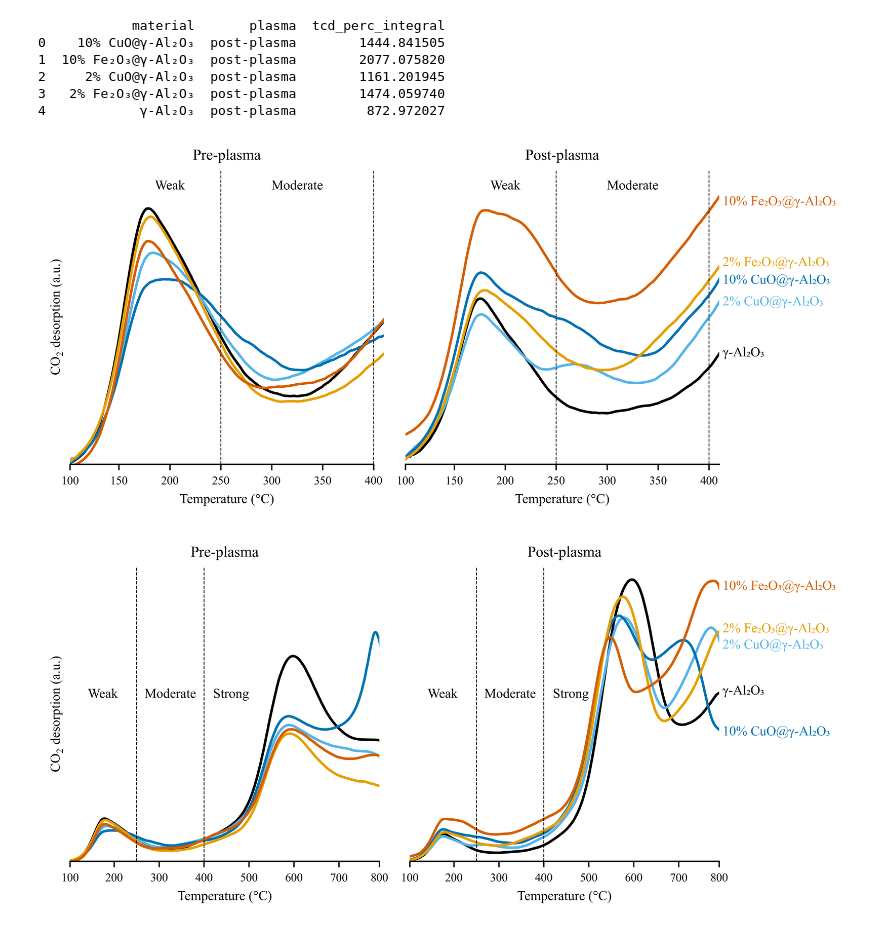
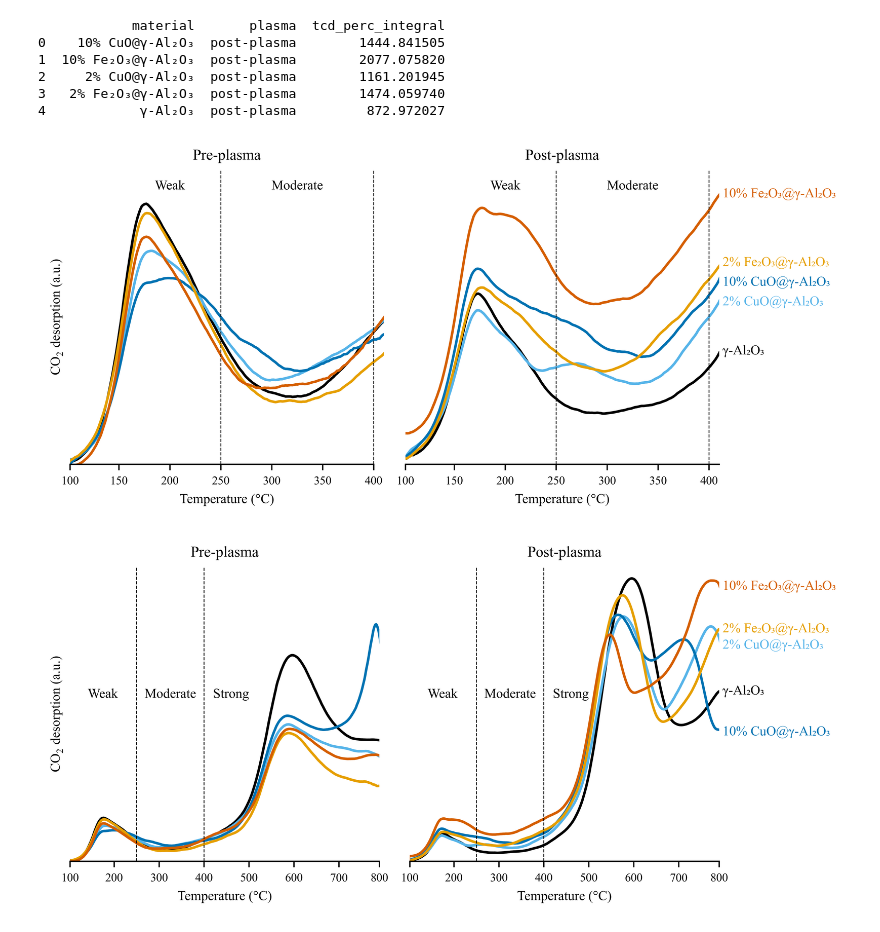
Before and after one commit to sbossier/ladca_incat_envecon_paper, a Jupyter notebook: ipynb/visualisation_co2_tpd.ipynb, the cells around one changed output. Saved outputs shown, nothing was run; the diff lists cells and outputs as text; code cells hidden in the pictures.

```diff
--- a/ipynb/visualisation_co2_tpd.ipynb
+++ b/ipynb/visualisation_co2_tpd.ipynb
@@ -130,7 +130,7 @@ co2_tpd_subset['tcd_perc_normalized'] = (
 co2_tpd_subset['tcd_perc_normalized_rolling_mean'] = (
     co2_tpd_subset
     .groupby(['material', 'plasma'])['tcd_perc_normalized']
-    .transform(lambda x: x.rolling(window=20, center=True).mean())
+    .transform(lambda x: x.rolling(window=15, center=True).mean())
 )
 # %%
 # group the data by material and plasma and calculate the integral of tcd_perc variable for 100 <= temp_furn_degC <= 250
@@ -274,11 +274,11 @@ ax2.set_ylim(ax1.get_ylim())
 
 # Define the label points manually
 label_points = {
-    'γ-Al₂O₃': (410, 0.055),
+    'γ-Al₂O₃': (410, 0.056),
     '2% CuO@γ-Al₂O₃': (410, 0.0810),
     '2% Fe₂O₃@γ-Al₂O₃': (410, 0.101),
-    '10% CuO@γ-Al₂O₃': (410, 0.092),
-    '10% Fe₂O₃@γ-Al₂O₃':  (410, 0.132)
+    '10% CuO@γ-Al₂O₃': (410, 0.091),
+    '10% Fe₂O₃@γ-Al₂O₃':  (410, 0.136)
 }
 
 # Loop through each item in label_points
@@ -310,34 +310,34 @@ for strength, (x, y) in strength_points.items():
         color='black',
         horizontalalignment='center'
     )
 
 # Place labels on ax2
 for strength, (x, y) in strength_points.items():
     ax2.annotate(
         text=strength,
         xy=(x, y),
         xytext=(0,0),
         textcoords='offset points',
         fontsize=8,
         color='black',
         horizontalalignment='center'
     )
 
 # Add vertical lines to indicate bonding strength on ax1
 ax1.axvline(x=250, linestyle='--', color='black', linewidth=0.5)
 ax1.axvline(x=400, linestyle='--', color='black', linewidth=0.5)
 
 # Add vertical lines to indicate bonding strength on ax2
 ax2.axvline(x=250, linestyle='--', color='black', linewidth=0.5)
 ax2.axvline(x=400, linestyle='--', color='black', linewidth=0.5)
 
 plt.tight_layout()
 plt.savefig(
     fname=r'C:\Users\sande\Dropbox\Apps\Overleaf\ladca_incat_envecon_paper_elsevier\figs\sander_co2_tpd.pdf'
 )
 plt.show()
 # %% [output]
-[figure, old version]
+[figure, new version]
 # %%
 # Use Times New Roman font
 plt.rcParams['font.family'] = 'serif'
```
